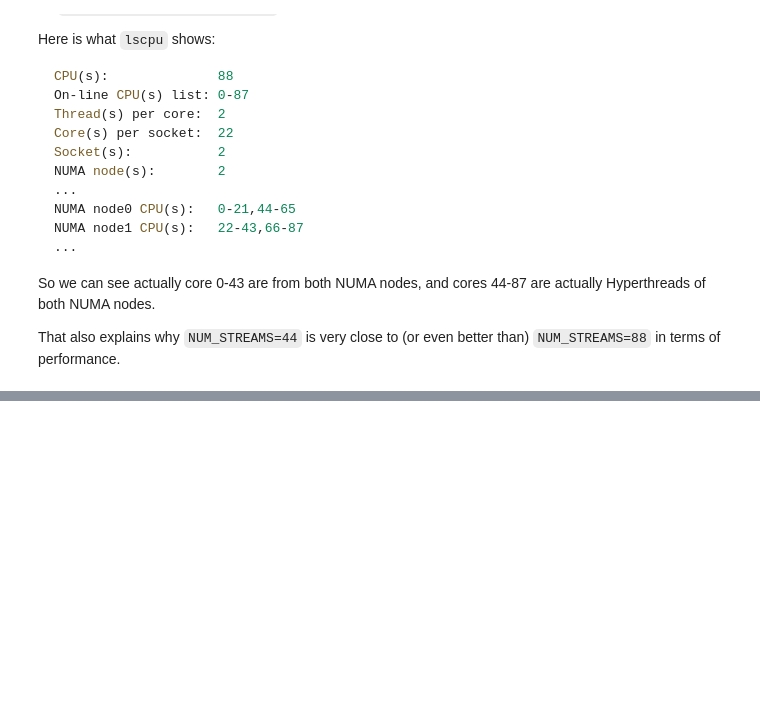
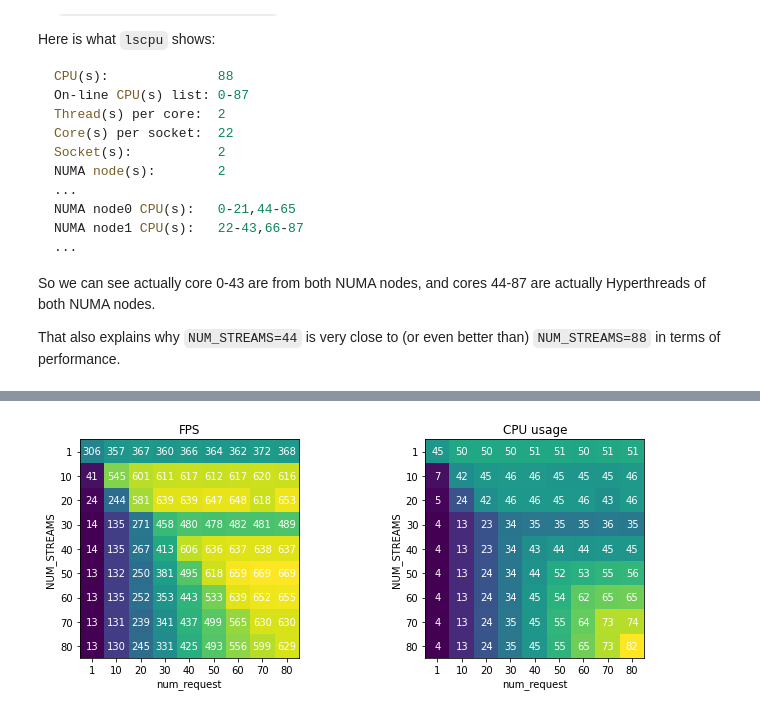
Before and after one commit to usstq/NN-runtimes, a Jupyter notebook: OpenVINO/model_inference.ipynb, the cells around one changed output, grey strips where cells are left out. Cells and saved outputs as stored; diff of their text form; code cells hidden in the pictures; blank space fills up the shorter version.

```diff
--- a/OpenVINO/model_inference.ipynb
+++ b/OpenVINO/model_inference.ipynb
@@ -292,0 +290,20 @@ NUM_STREAMS=44 num_request=88: time_used=1.8 sec, fps=544.9
+# %%
+R = [n for n in range(0,88,10)]
+R[0] = 1
+
+fps_map = np.zeros((len(R), len(R)))
+cpu_map = np.zeros((len(R), len(R)))
+for i,NUM_STREAMS in enumerate(R):
+    for j,num_request in enumerate(R):
+        latency_list, prof_list, fps, wtime, cpu = test_infer_queue(
+                        num_request,
+                        2000,
+                        NUM_STREAMS=NUM_STREAMS,
+                        percpu=False,
+                        time_limit=5)
+        print("NUM_STREAMS={} num_request={}: fps={:.1f} cpu={:.1f}%".format(
+                        NUM_STREAMS,
+                        num_request,
+                        fps, np.mean(cpu)))
+        fps_map[i, j] = fps
+        cpu_map[i, j] = np.mean(cpu)
@@ -292,0 +328,37 @@ NUM_STREAMS=44 num_request=88: time_used=1.8 sec, fps=544.9
+# %%
+fig = plt.figure(figsize=(10,4))
+ax = plt.subplot(121)
+ax.imshow(fps_map)
+# Loop over data dimensions and create text annotations.
+for i in range(len(R)):
+    for j in range(len(R)):
+        text = ax.text(j, i, "{:.0f}".format(fps_map[i, j]),
+                       ha="center", va="center", color="w")
+ax.set_xticks(np.arange(len(R)))
+ax.set_xticklabels([str(r) for r in R])
+ax.set_yticks(np.arange(len(R)))
+ax.set_yticklabels([str(r) for r in R])
+ax.set_xlabel("num_request")
+ax.set_ylabel("NUM_STREAMS")
+ax.set_title("FPS")
+
+ax2 = plt.subplot(122)
+ax2.imshow(cpu_map)
+ax2.set_title("CPU usage")
+ax2.set_xlabel("num_request")
+ax2.set_ylabel("NUM_STREAMS")
+ax2.set_xticks(np.arange(len(R)))
+ax2.set_xticklabels([str(r) for r in R])
+ax2.set_yticks(np.arange(len(R)))
+ax2.set_yticklabels([str(r) for r in R])
+
+for i in range(len(R)):
+    for j in range(len(R)):
+        text = ax2.text(j, i, "{:.0f}".format(cpu_map[i, j]),
+                       ha="center", va="center", color="w")
+
+
+fig.tight_layout()
+plt.show()
+# %% [output]
+[figure, added]
```
Also changed, not shown: parts of 12 cells of this notebook.
